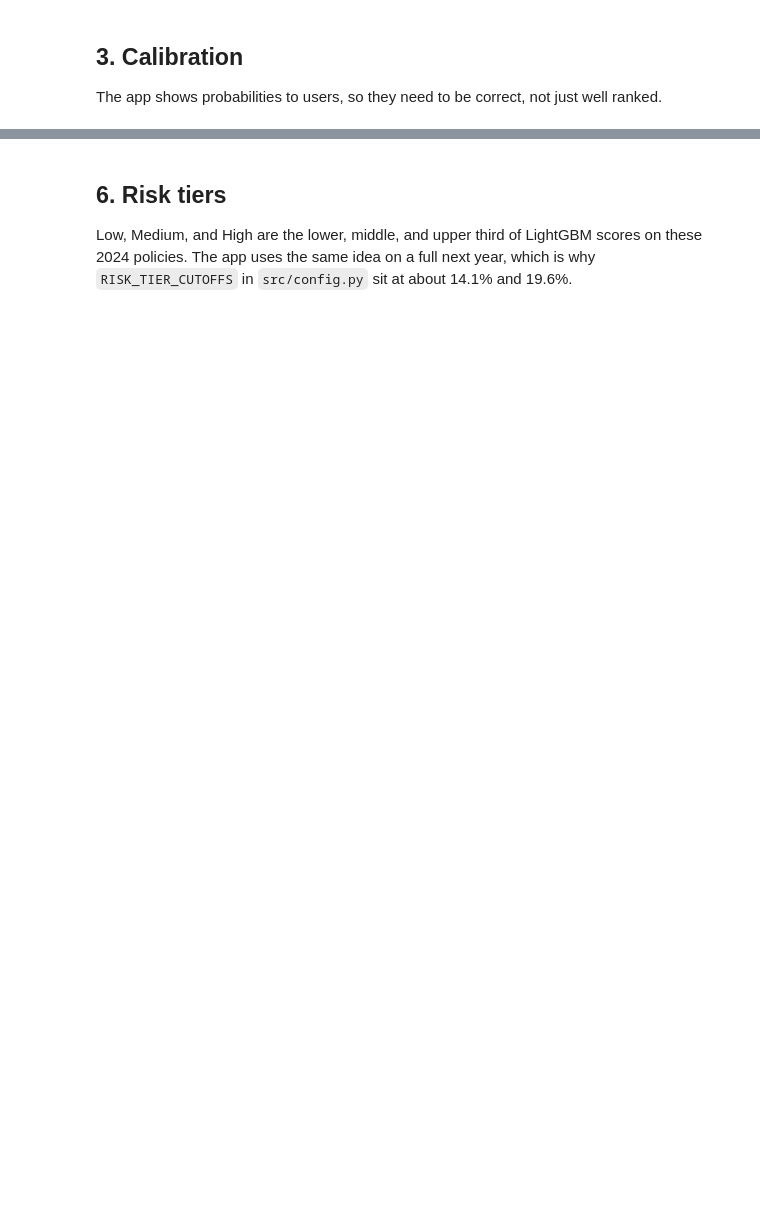
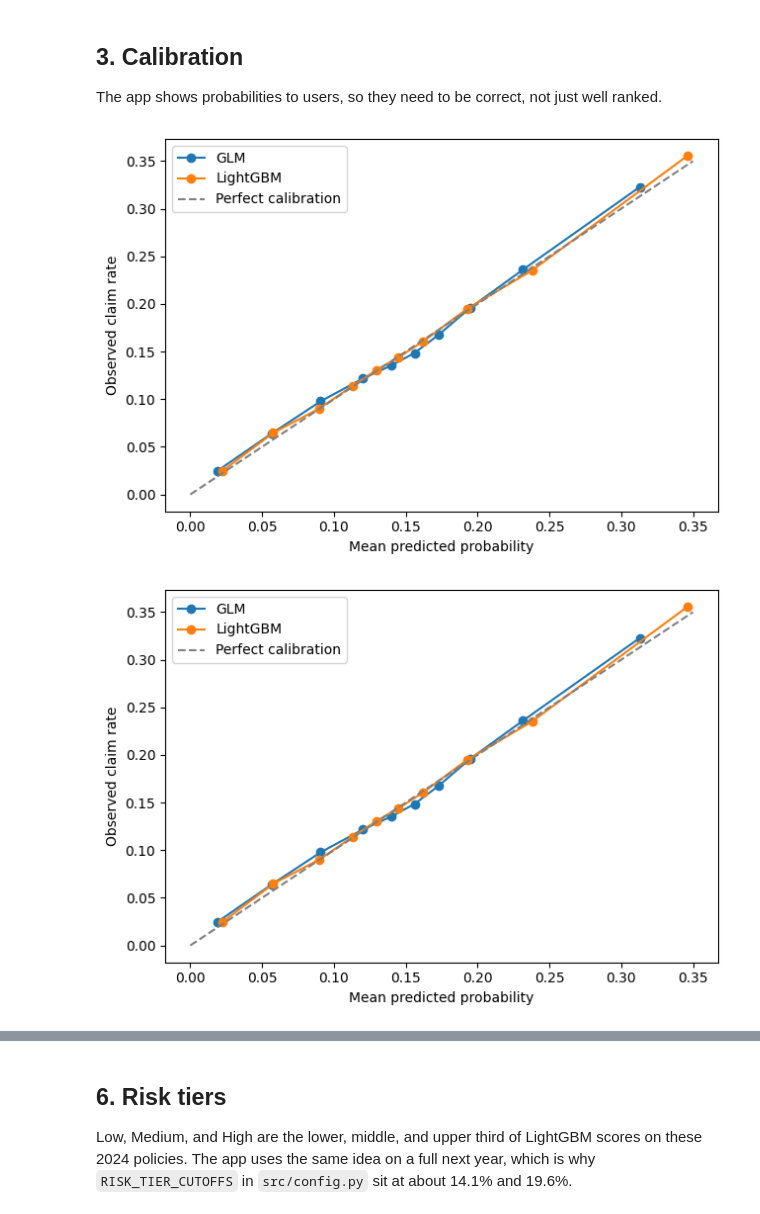
Before and after one commit to angekonan715/predictNextClaim, a Jupyter notebook: notebooks/03_evaluation.ipynb, the cells around one changed output, grey strips where cells are left out. Cells and saved outputs as stored; diff of their text form; code cells hidden in the pictures; blank space fills up the shorter version.

```diff
--- a/notebooks/03_evaluation.ipynb
+++ b/notebooks/03_evaluation.ipynb
@@ -52,14 +84,21 @@ lift_table(y, p_lgbm, test[config.EXPOSURE_COL])
 
 The app shows probabilities to users, so they need to be correct, not just well ranked.
 # %%
+fig, ax = plt.subplots(figsize=(6.5, 4.5))
 for label, pred in [("GLM", p_glm), ("LightGBM", p_lgbm)]:
     cal = calibration_table(y, pred)
-    plt.plot(cal["predicted_rate"], cal["actual_rate"], "o-", label=label)
+    ax.plot(cal["predicted_rate"], cal["actual_rate"], "o-", label=label)
 lim = [0, 0.35]
-plt.plot(lim, lim, "--", color="grey", label="Perfect calibration")
-plt.xlabel("Mean predicted probability")
-plt.ylabel("Observed claim rate")
-plt.legend()
+ax.plot(lim, lim, "--", color="grey", label="Perfect calibration")
+ax.set_xlabel("Mean predicted probability")
+ax.set_ylabel("Observed claim rate")
+ax.legend()
+fig.tight_layout()
+fig.savefig(Path("..") / "reports" / "figures" / "calibration.png", dpi=150)
+fig
+# %% [output]
+[figure, added]
+[figure, added]
 # %% [markdown]
 ## 4. What LightGBM uses
 
```
Also changed, not shown: parts of 13 cells of this notebook, 15 other files.
